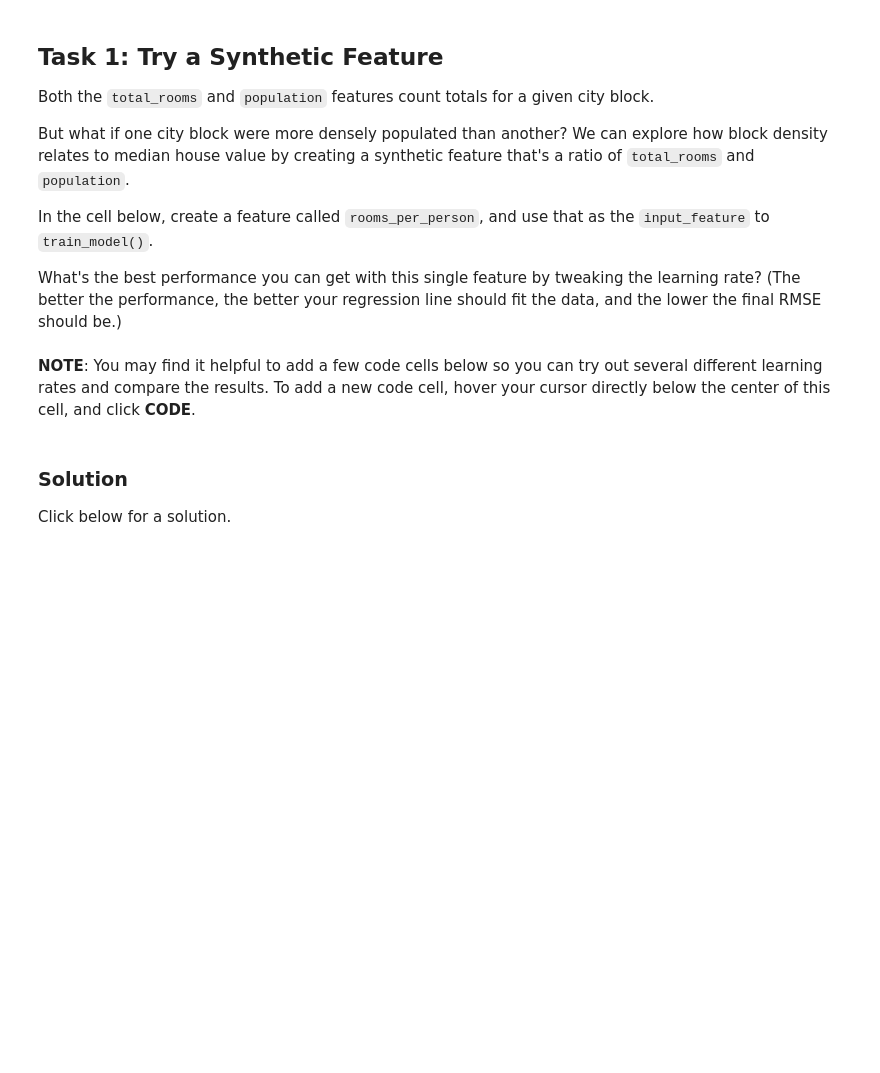
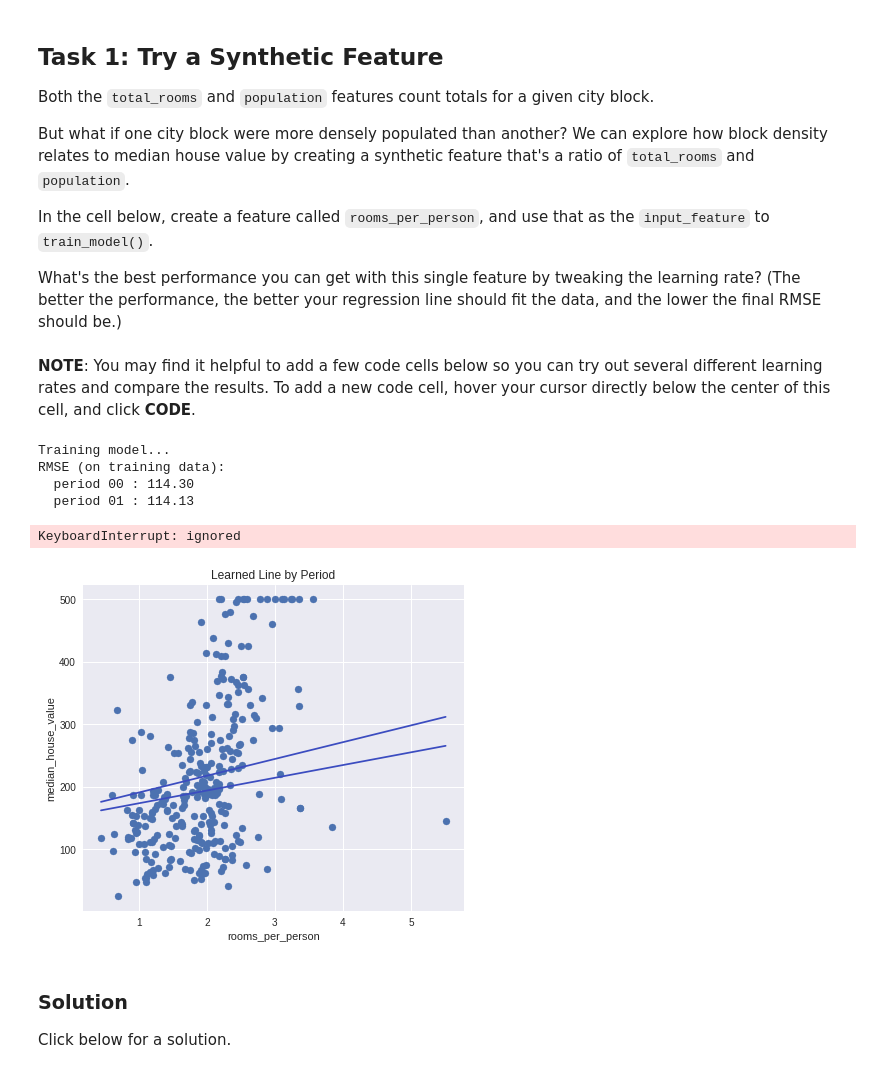
Before and after one commit to pszjmb1/0FunWithColab, a Jupyter notebook: synthetic_features_and_outliers.ipynb, the cells around one changed output. Drawn from its saved outputs; the diff is of its cells as text; code cells hidden in the pictures; blank space fills up the shorter version.

```diff
--- a/synthetic_features_and_outliers.ipynb
+++ b/synthetic_features_and_outliers.ipynb
@@ -214,17 +214,21 @@ the final RMSE should be.)
 # %% [markdown]
 **NOTE**: You may find it helpful to add a few code cells below so you can try out several different learning rates and compare the results. To add a new code cell, hover your cursor directly below the center of this cell, and click **CODE**.
 # %%
-#
-# YOUR CODE HERE
-#
-california_housing_dataframe["rooms_per_person"] =
+california_housing_dataframe["rooms_per_person"] = california_housing_dataframe["total_rooms"] / california_housing_dataframe["population"]
 
 calibration_data = train_model(
-    learning_rate=0.00005,
+    learning_rate=1.5,
     steps=500,
-    batch_size=5,
+    batch_size=1000,
     input_feature="rooms_per_person"
 )
+# %% [output]
+Training model...
+RMSE (on training data):
+  period 00 : 114.30
+  period 01 : 114.13
+KeyboardInterrupt: ignored
+[figure, added]
 # %% [markdown]
 ### Solution
 
```
Also changed, not shown: parts of 7 cells of this notebook.
